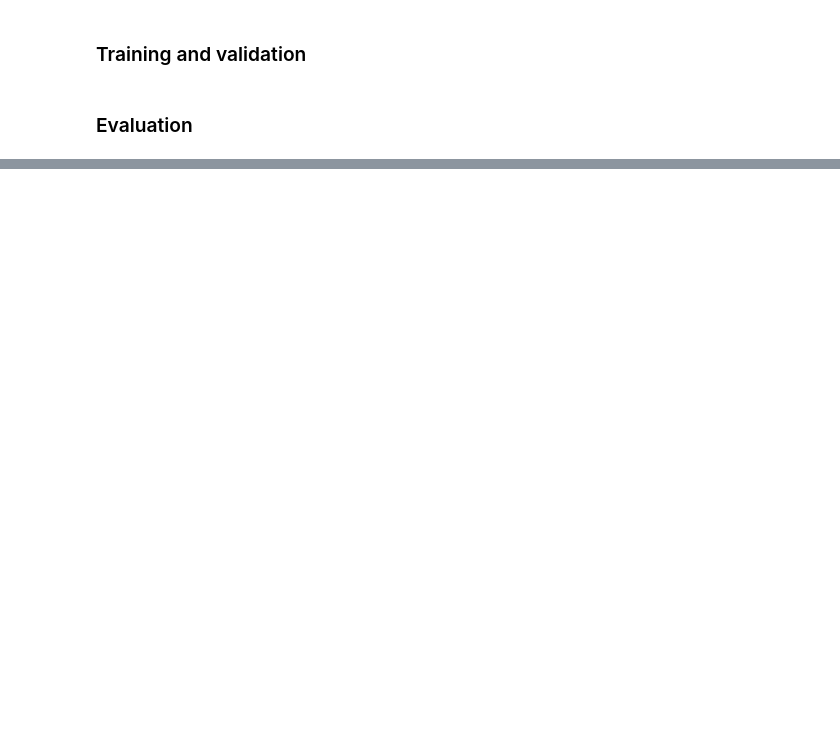
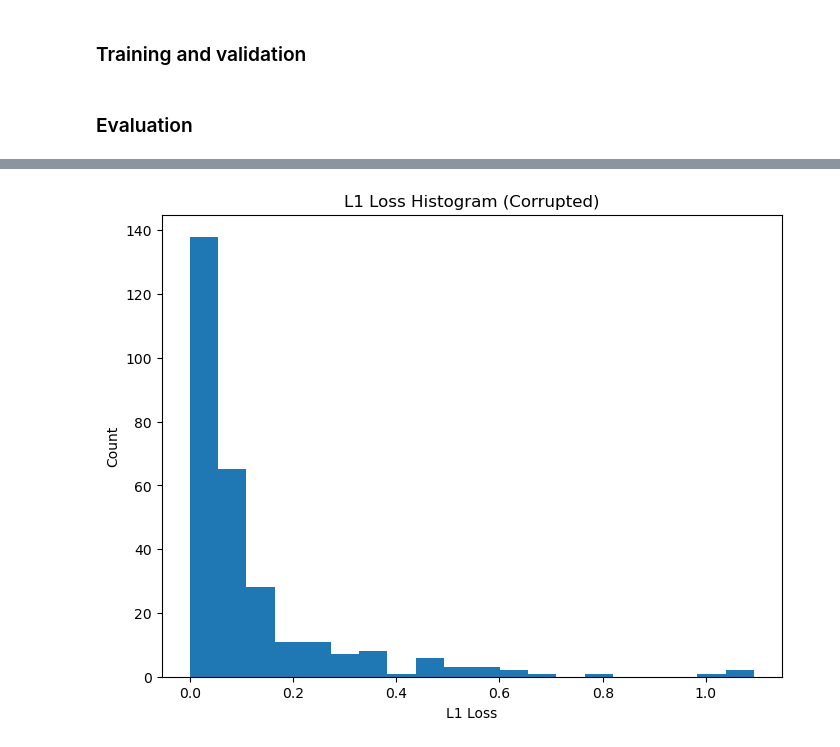
Before and after one commit to muhd-umer/deep-suppressor, a Jupyter notebook: notebooks/demo.ipynb, the cells around one changed output, grey strips where cells are left out. Cells and saved outputs as stored; diff of their text form; code cells hidden in the pictures; blank space fills up the shorter version.

```diff
--- a/notebooks/demo.ipynb
+++ b/notebooks/demo.ipynb
@@ -65,0 +308,10 @@ if torch.cuda.is_available():
+# %%
+# Plot the loss histograms
+plt.figure(figsize=(8, 6))
+plt.hist(loss_with_noise, bins=20)
+plt.xlabel("L1 Loss")
+plt.ylabel("Count")
+plt.title("L1 Loss Histogram (Corrupted)")
+plt.show()
+# %% [output]
+[figure, added]
```
Also changed, not shown: parts of 16 cells of this notebook, 4 other files.
